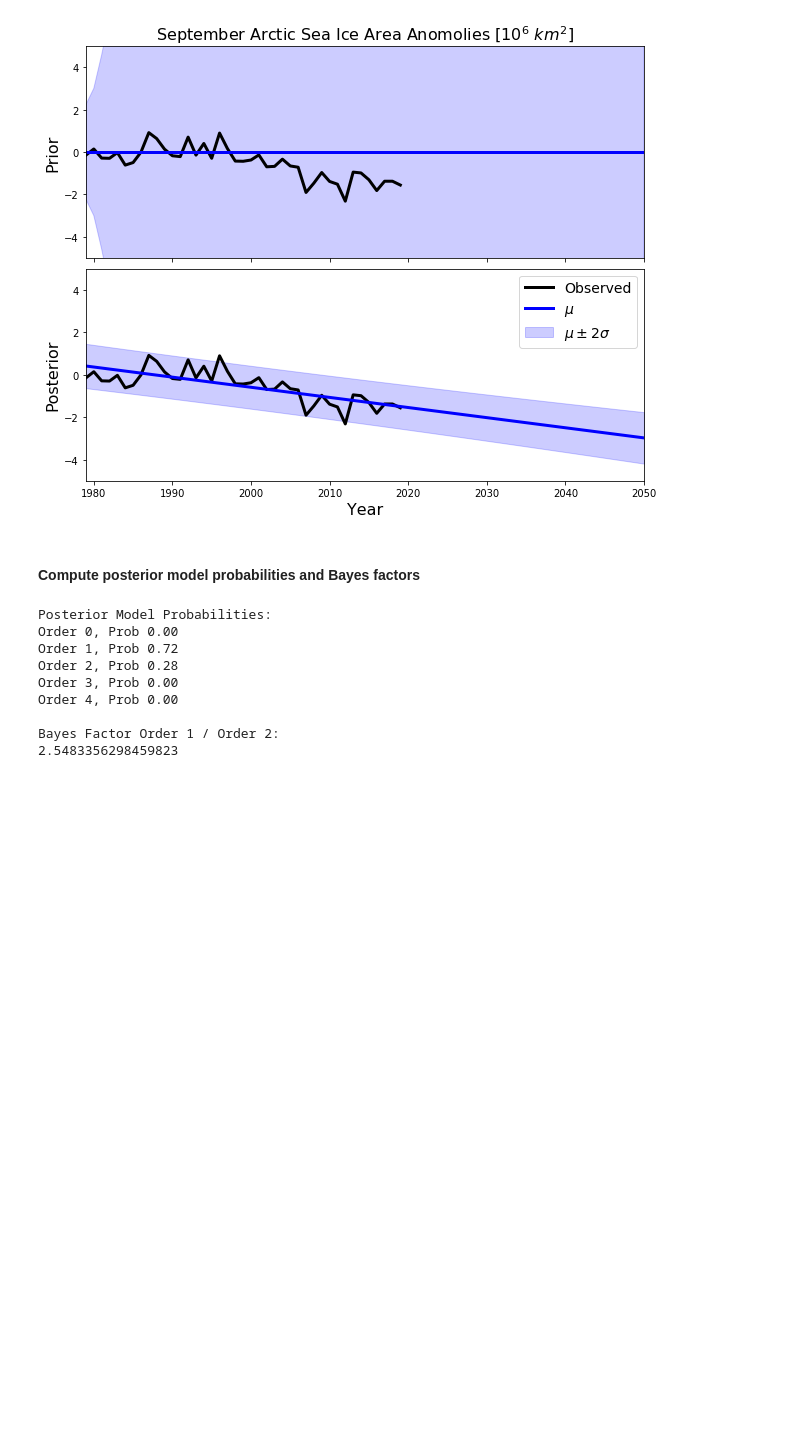
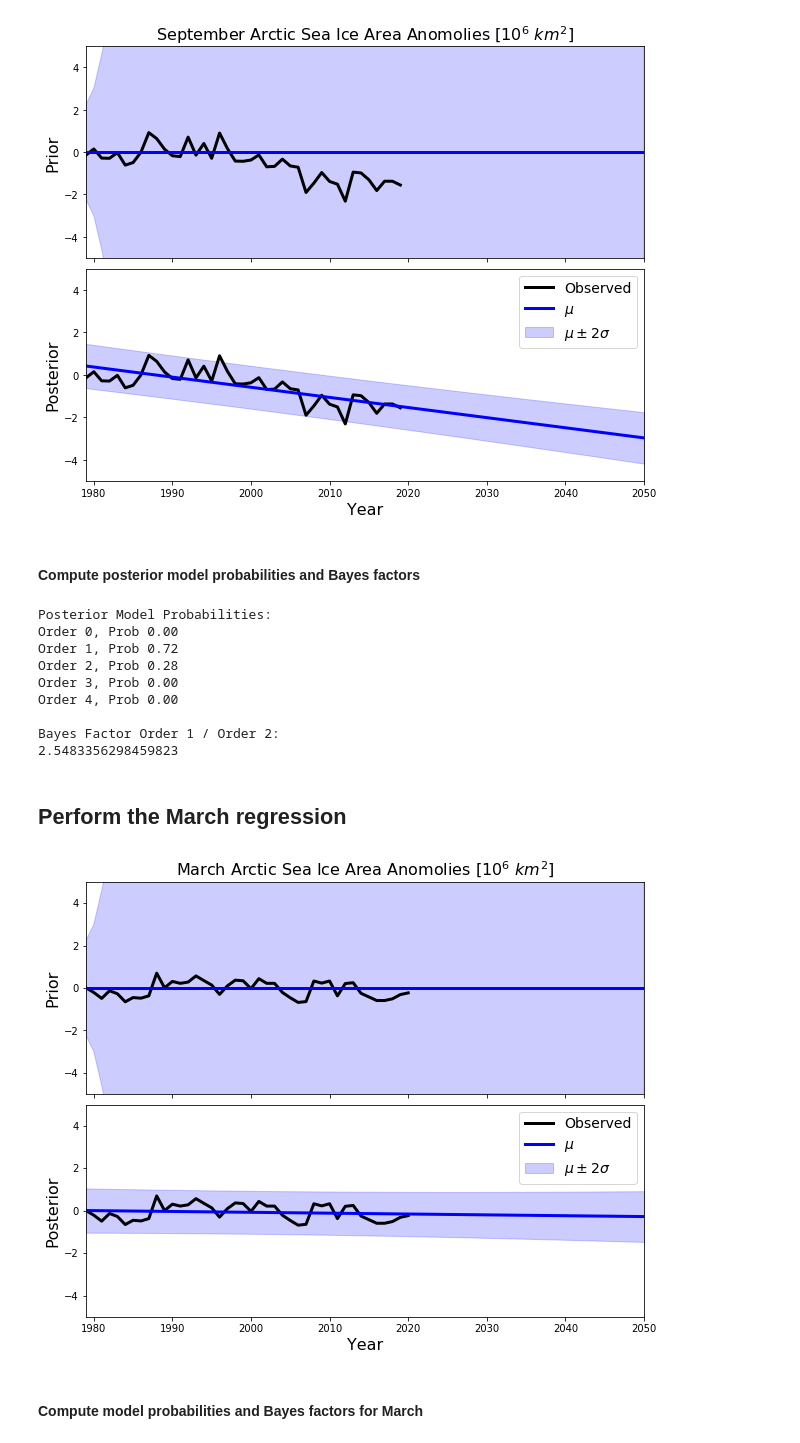
Before and after one commit to Ashleykjimenez/lecture14-code, a Jupyter notebook: ExtentRegression.ipynb, the cells around one changed output. Saved outputs shown, nothing was run; the diff lists cells and outputs as text; code cells hidden in the pictures; blank space fills up the shorter version.

Commit message:
Added March regression and Bayes factors.

```diff
--- a/ExtentRegression.ipynb
+++ b/ExtentRegression.ipynb
@@ -199,3 +199,43 @@ Order 4, Prob 0.00
 
 Bayes Factor Order 1 / Order 2:
 2.5483356298459823
+# %% [markdown]
+## Perform the March regression
+# %%
+mar_prior = ConstructPrior(order)
+mar_post = ConstructPosterior(mar_prior, mar_df, obs_var)
+# %%
+prior_pred_mean = V_pred@mar_prior.GetMean()
+prior_pred_cov = V_pred@mar_prior.ApplyCovariance(V_pred.T) + obs_var*np.eye(pred_years.shape[0])
+prior_pred_std = np.sqrt(np.diag(prior_pred_cov))
+# %%
+pred_mean = V_pred@mar_post.GetMean()
+pred_cov = V_pred@mar_post.ApplyCovariance(V_pred.T) + obs_var*np.eye(pred_years.shape[0])
+pred_std = np.sqrt(np.diag(pred_cov))
+# %%
+fig, axs = plt.subplots(nrows=2, sharex=True, figsize=(10,8))
+
+axs[1].plot(mar_df['year'],mar_df['area_anomaly'], 'k', linewidth=3, label='Observed')
+axs[0].plot(mar_df['year'],mar_df['area_anomaly'], 'k', linewidth=3, label='Observed')
+
+axs[0].fill_between(pred_years+start_year, prior_pred_mean-2.0*prior_pred_std, prior_pred_mean+2.0*prior_pred_std, color='b', alpha=0.2, label='$\mu\pm2\sigma$')
+axs[0].plot(pred_years+start_year,prior_pred_mean, 'b', linewidth=3, label='Posterior $\mu$')
+axs[0].set_ylim([-5,5])
+
+axs[1].fill_between(pred_years+start_year, pred_mean-2.0*pred_std, pred_mean+2.0*pred_std, color='b', alpha=0.2, label='$\mu\pm2\sigma$')
+axs[1].plot(pred_years+start_year,pred_mean, 'b', linewidth=3, label='$\mu$')
+axs[1].set_ylim([-5,5])
+
+axs[1].set_xlim([pred_years[0]+start_year,pred_years[-1]+start_year])
+axs[1].set_ylabel('Posterior', fontsize=16)
+axs[0].set_ylabel('Prior', fontsize=16)
+axs[1].set_xlabel('Year', fontsize=16)
+axs[0].set_title('March Arctic Sea Ice Area Anomolies [$10^6$ $km^2$]', fontsize=16)
+
+axs[1].legend(fontsize=14)
+plt.subplots_adjust(wspace=0.01, hspace=0.05)
+plt.show()
+# %% [output]
+[figure, added]
+# %% [markdown]
+#### Compute model probabilities and Bayes factors for March
```
Also changed, not shown: parts of 2 cells of this notebook.
